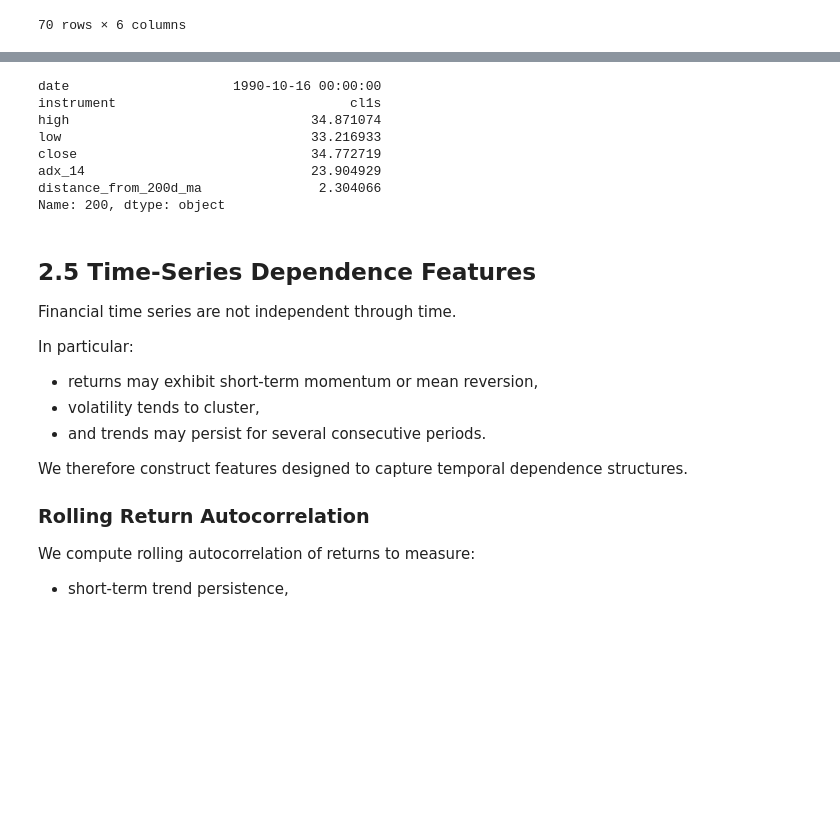
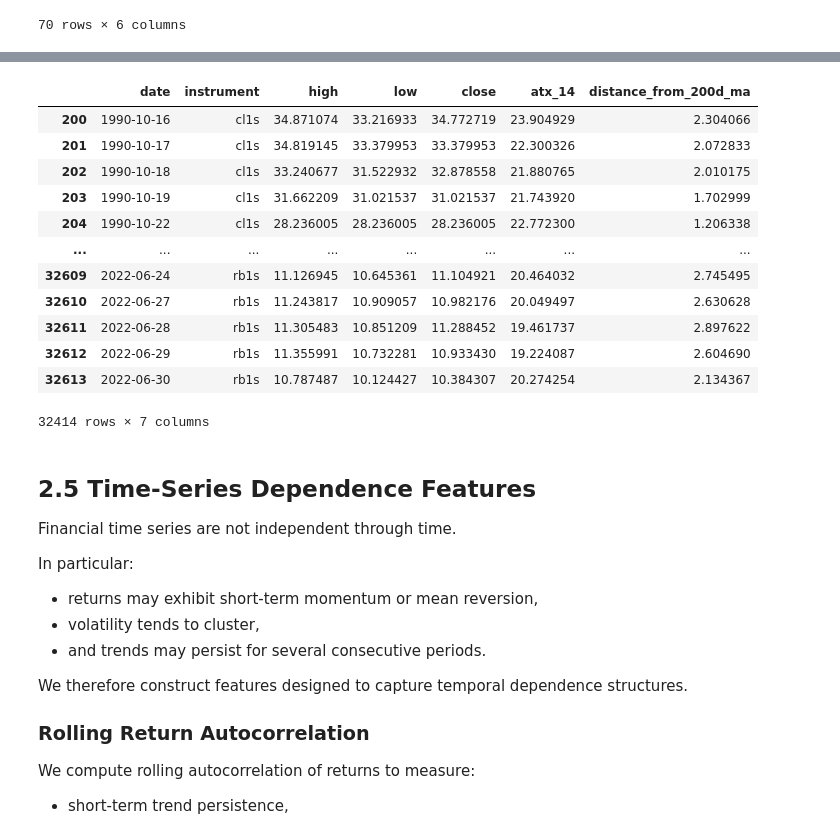
Before and after one commit to garancedvn/Systematic-Trading, a Jupyter notebook: coursework.ipynb, the cells around one changed output, grey strips where cells are left out. Saved outputs shown, nothing was run; the diff lists cells and outputs as text; code cells hidden in the pictures; blank space fills up the shorter version.

```diff
--- a/coursework.ipynb
+++ b/coursework.ipynb
@@ -1406,44 +1418,49 @@ close = features_df["close"]
 tr = pd.concat([
         high - low,
         (high - close.shift(1)).abs(),
         (low - close.shift(1)).abs()
     ], axis=1).max(axis=1)
 
 atr = tr.ewm(alpha=1/14, adjust=False).mean()
 up_move = high - high.shift(1)
 down_move = low.shift(1) - low
 plus_dm = up_move.where((up_move > down_move) & (up_move > 0), 0.0)
 minus_dm = down_move.where((down_move > up_move) & (down_move > 0), 0.0)
 plus_di = 100 * pd.Series(plus_dm, index=features_df.index).ewm(alpha=1/14, adjust=False).mean() / atr
 minus_di = 100 * pd.Series(minus_dm, index=features_df.index).ewm(alpha=1/14, adjust=False).mean() / atr
 dx = 100 * (plus_di - minus_di).abs() / (plus_di + minus_di).replace(0, np.nan)
 
-features_df["adx_14"] = dx.ewm(alpha=1/14, adjust=False).mean()
+features_df["atx_14"] = dx.ewm(alpha=1/14, adjust=False).mean()
 
 ma_200 = close.rolling(200).mean()
 std_60 = close.rolling(60).std()
 features_df["distance_from_200d_ma"] = (close - ma_200) / std_60.replace(0, np.nan)
 
 display(features_df[
     [
         "date",
         "instrument",
         "high",
         "low",
         "close",
-        "adx_14",
+        "atx_14",
         "distance_from_200d_ma"
     ]
-].iloc[200,])
+].iloc[200:])
 # %% [output]
+|  | date | instrument | high | low | close | atx_14 | distance_from_200d_ma |
+| 200 | 1990-10-16 | cl1s | 34.871074 | 33.216933 | 34.772719 | 23.904929 | 2.304066 |
+| 201 | 1990-10-17 | cl1s | 34.819145 | 33.379953 | 33.379953 | 22.300326 | 2.072833 |
+| 202 | 1990-10-18 | cl1s | 33.240677 | 31.522932 | 32.878558 | 21.880765 | 2.010175 |
+| 203 | 1990-10-19 | cl1s | 31.662209 | 31.021537 | 31.021537 | 21.743920 | 1.702999 |
+| 204 | 1990-10-22 | cl1s | 28.236005 | 28.236005 | 28.236005 | 22.772300 | 1.206338 |
+| ... | ... | ... | ... | ... | ... | ... | ... |
+| 32609 | 2022-06-24 | rb1s | 11.126945 | 10.645361 | 11.104921 | 20.464032 | 2.745495 |
+| 32610 | 2022-06-27 | rb1s | 11.243817 | 10.909057 | 10.982176 | 20.049497 | 2.630628 |
+| 32611 | 2022-06-28 | rb1s | 11.305483 | 10.851209 | 11.288452 | 19.461737 | 2.897622 |
+| 32612 | 2022-06-29 | rb1s | 11.355991 | 10.732281 | 10.933430 | 19.224087 | 2.604690 |
+| 32613 | 2022-06-30 | rb1s | 10.787487 | 10.124427 | 10.384307 | 20.274254 | 2.134367 |
-date                     1990-10-16 00:00:00
-instrument                              cl1s
-high                               34.871074
-low                                33.216933
-close                              34.772719
-adx_14                             23.904929
-distance_from_200d_ma               2.304066
-Name: 200, dtype: object
+32414 rows × 7 columns
 # %% [markdown]
 ## 2.5 Time-Series Dependence Features
 
```
Also changed, not shown: parts of 4 cells of this notebook.
